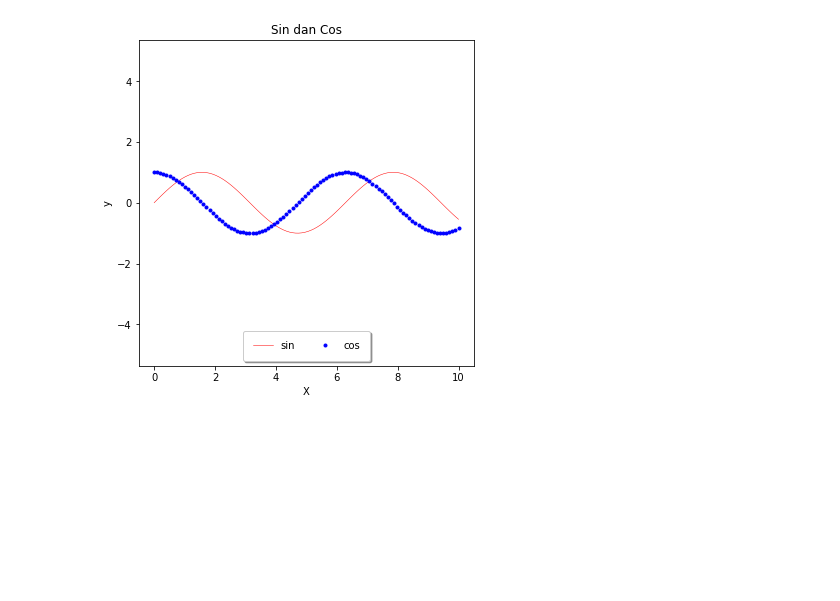
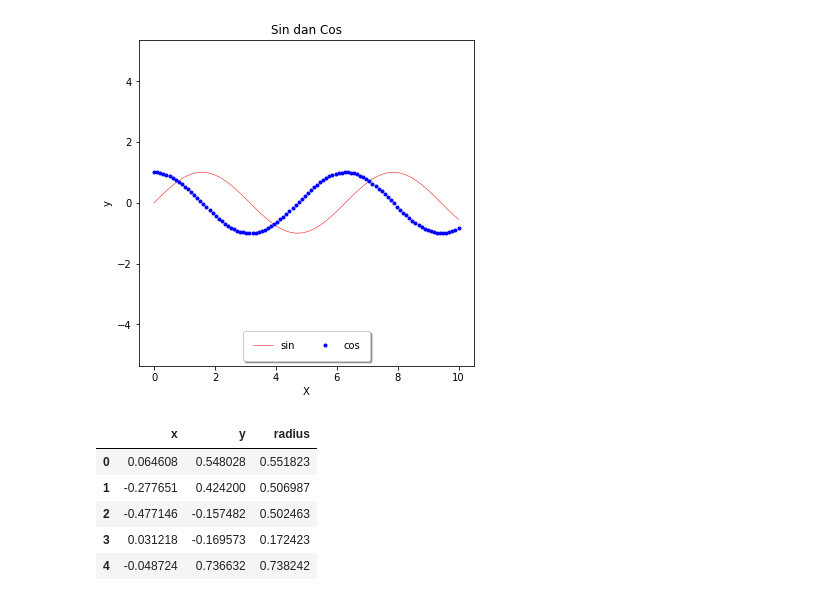
Before and after one commit to oyputra/supervised-learning, a Jupyter notebook: 03 - Matplotlib Intro/Part 1 - Matplotlib.ipynb, the cells around one changed output. Cells and saved outputs as stored; diff of their text form; code cells hidden in the pictures; blank space fills up the shorter version.

```diff
--- a/03 - Matplotlib Intro/Part 1 - Matplotlib.ipynb
+++ b/03 - Matplotlib Intro/Part 1 - Matplotlib.ipynb
@@ -80,3 +80,13 @@ ax.legend(loc='lower center', ncol=2, shadow=True, borderpad=1)
 # %% [output]
 <matplotlib.legend.Legend at 0x...>
 [figure]
+# %%
+df = pd.read_csv("data/circle_data.csv",  delimiter=";")
+df.head()
+# %% [output]
+|  | x | y | radius |
+| 0 | 0.064608 | 0.548028 | 0.551823 |
+| 1 | -0.277651 | 0.424200 | 0.506987 |
+| 2 | -0.477146 | -0.157482 | 0.502463 |
+| 3 | 0.031218 | -0.169573 | 0.172423 |
+| 4 | -0.048724 | 0.736632 | 0.738242 |
```
Also changed, not shown: parts of 4 cells of this notebook.
